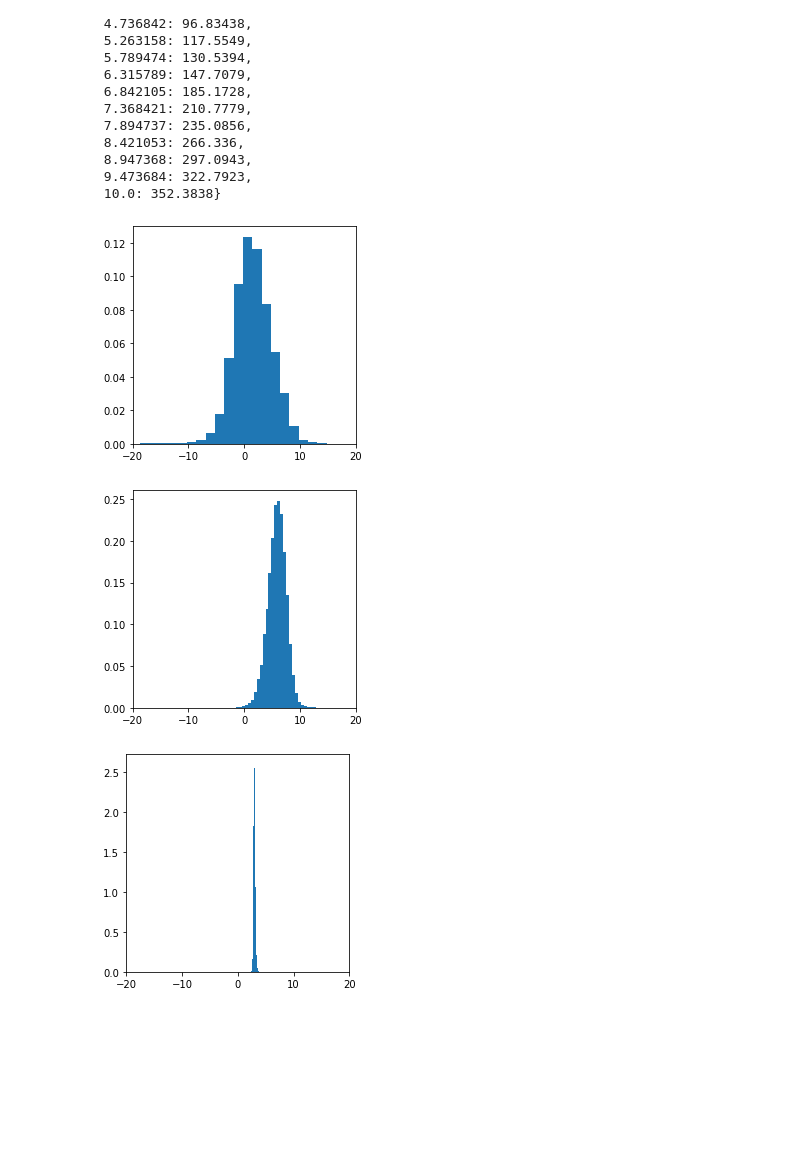
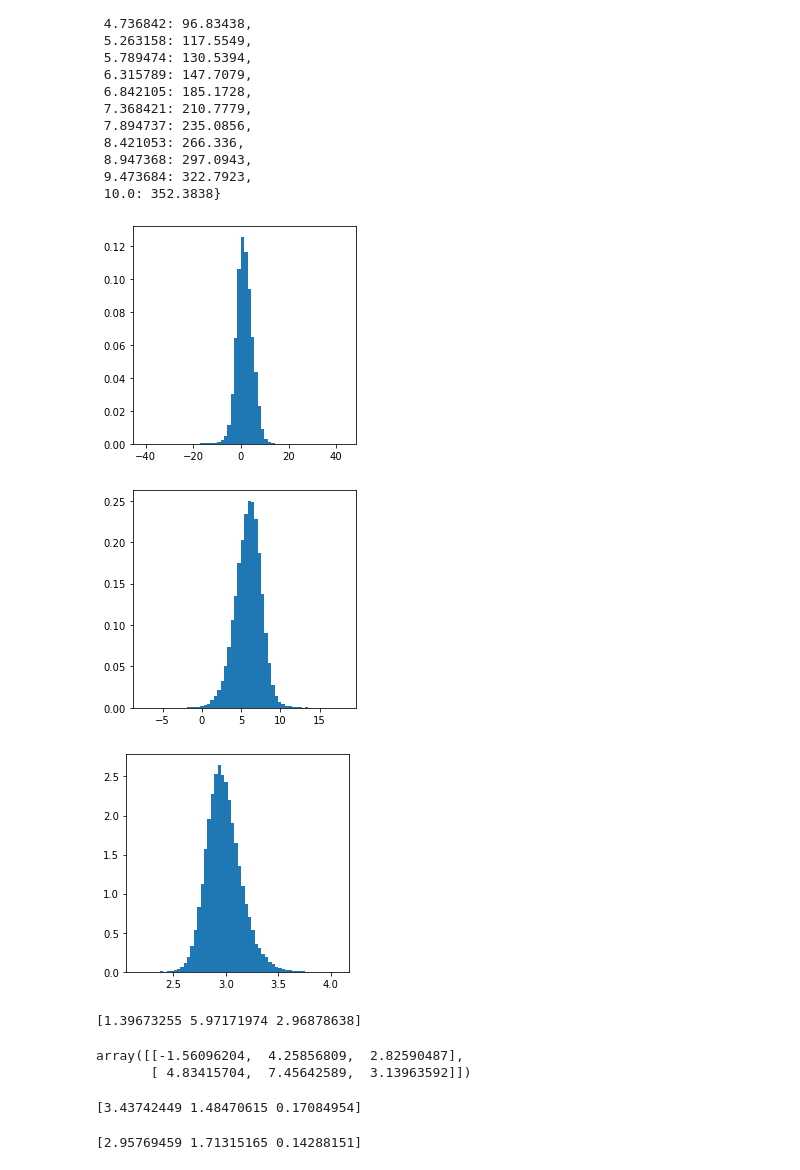
Before and after one commit to florez/Estadistica_Herramientas, a Jupyter notebook: Sesion6/Bootstrapping.ipynb, the cells around one changed output. Cells and saved outputs as stored; diff of their text form; code cells hidden in the pictures; blank space fills up the shorter version.

```diff
--- a/Sesion6/Bootstrapping.ipynb
+++ b/Sesion6/Bootstrapping.ipynb
@@ -204,9 +204,30 @@ Sample = GetBootstrapping(x,n=3)
 # %%
 for i in range(3):
     fig = plt.figure(figsize=(4,4))
-    plt.hist( Sample[:,i], bins=50, density=True )
-    plt.xlim(-20,20)
+    plt.hist( Sample[:,i], bins=60, density=True )
+    #plt.xlim(-30,30)
 # %% [output]
-[figure, old version]
+[figure, new version]
-[figure, old version]
+[figure, new version]
-[figure, old version]
+[figure, new version]
+# %%
+mean = np.percentile(Sample,50,axis=0)
+print(mean)
+# %% [output]
+[1.39673255 5.97171974 2.96878638]
+# %%
+q = np.quantile(a = Sample, q=[0.16,0.84], axis=0)
+q
+# %% [output]
+array([[-1.56096204,  4.25856809,  2.82590487],
+       [ 4.83415704,  7.45642589,  3.13963592]])
+# %%
+error_sup = q[1] - mean
+error_inf = mean - q[0]
+print(error_sup)
+# %% [output]
+[3.43742449 1.48470615 0.17084954]
+# %%
+print(error_inf)
+# %% [output]
+[2.95769459 1.71315165 0.14288151]
```
